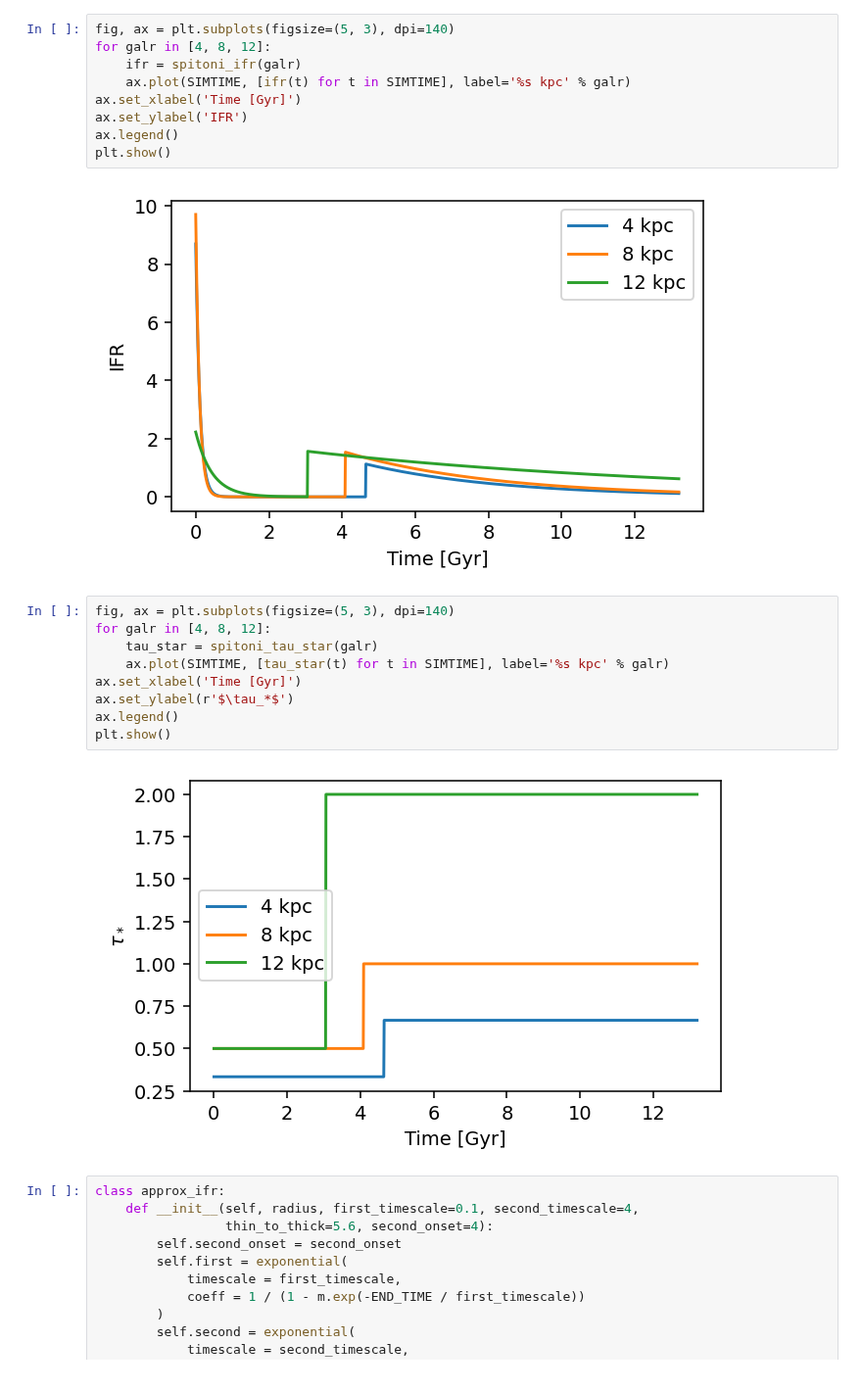
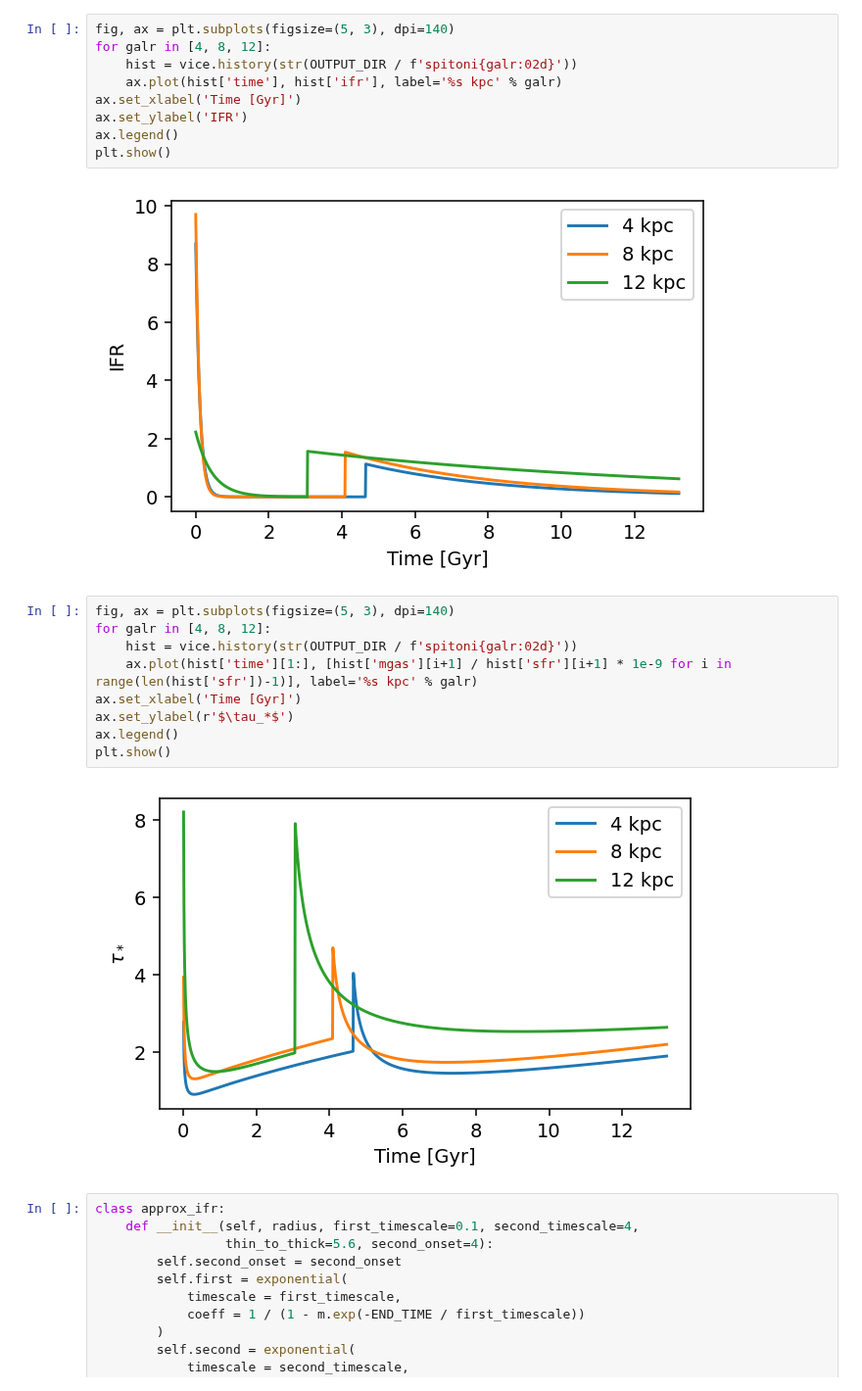
Before and after one commit to lodubay/galactic-dtd, a Jupyter notebook: notebooks/twoinfall.ipynb, the cells around one changed output. Shown at 98% size. Saved outputs shown, nothing was run; the diff lists cells and outputs as text.

```diff
--- a/notebooks/twoinfall.ipynb
+++ b/notebooks/twoinfall.ipynb
@@ -118,8 +118,8 @@ plt.show()
 # %%
 fig, ax = plt.subplots(figsize=(5, 3), dpi=140)
 for galr in [4, 8, 12]:
-    ifr = spitoni_ifr(galr)
-    ax.plot(SIMTIME, [ifr(t) for t in SIMTIME], label='%s kpc' % galr)
+    hist = vice.history(str(OUTPUT_DIR / f'spitoni{galr:02d}'))
+    ax.plot(hist['time'], hist['ifr'], label='%s kpc' % galr)
 ax.set_xlabel('Time [Gyr]')
 ax.set_ylabel('IFR')
 ax.legend()
@@ -129,14 +129,14 @@ plt.show()
 # %%
 fig, ax = plt.subplots(figsize=(5, 3), dpi=140)
 for galr in [4, 8, 12]:
-    tau_star = spitoni_tau_star(galr)
-    ax.plot(SIMTIME, [tau_star(t) for t in SIMTIME], label='%s kpc' % galr)
+    hist = vice.history(str(OUTPUT_DIR / f'spitoni{galr:02d}'))
+    ax.plot(hist['time'][1:], [hist['mgas'][i+1] / hist['sfr'][i+1] * 1e-9 for i in range(len(hist['sfr'])-1)], label='%s kpc' % galr)
 ax.set_xlabel('Time [Gyr]')
 ax.set_ylabel(r'$\tau_*$')
 ax.legend()
 plt.show()
 # %% [output]
-[figure, old version]
+[figure, new version]
 # %%
 class approx_ifr:
     def __init__(self, radius, first_timescale=0.1, second_timescale=4,
```
Also changed, not shown: 17 other files.
